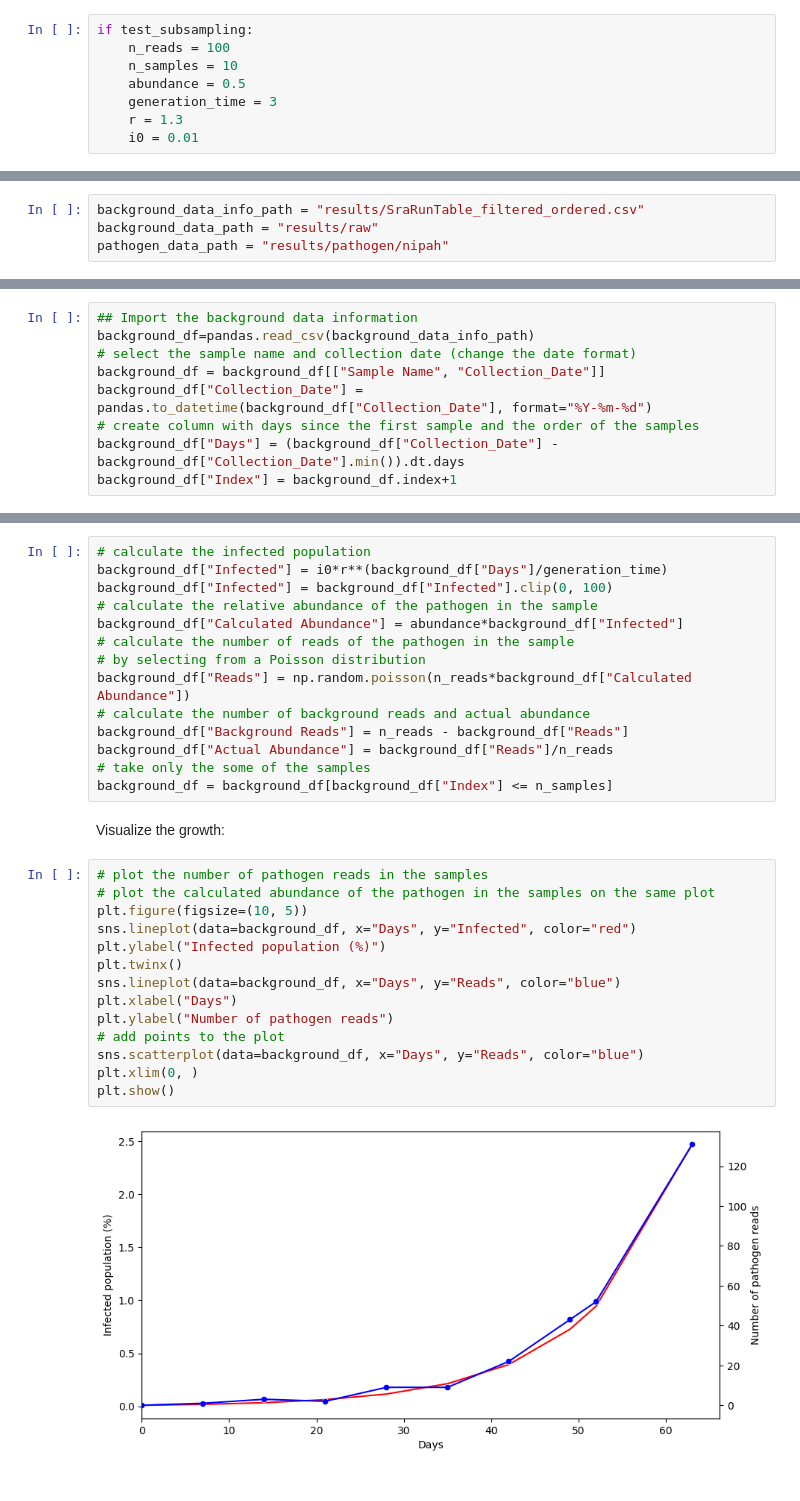
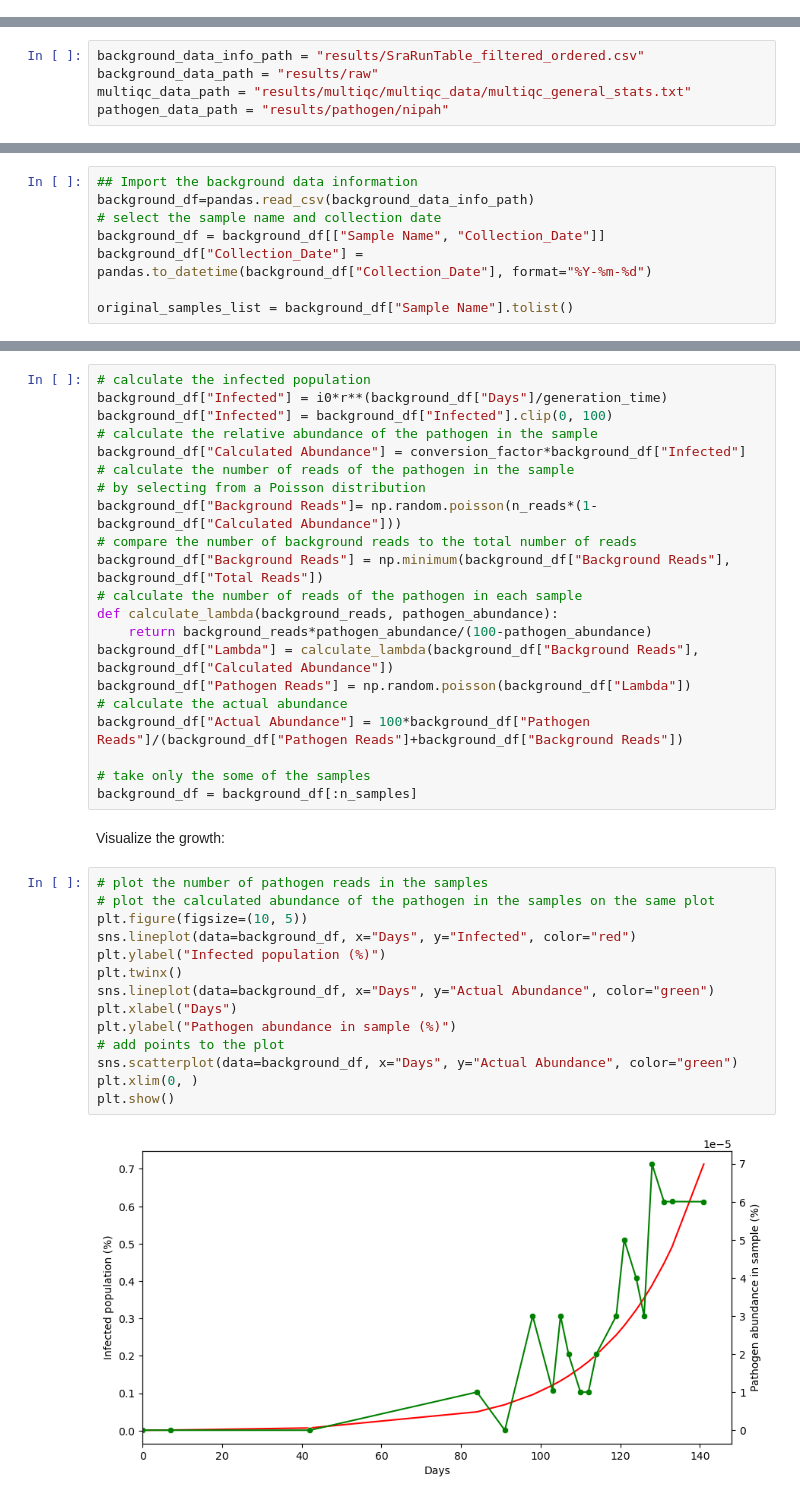
Before and after one commit to 437364/outbreak_metagenomic_sim, a Jupyter notebook: workflow/notebooks/calculate_outbreak_growth.ipynb, the cells around one changed output, grey strips where cells are left out. Saved outputs shown, nothing was run; the diff lists cells and outputs as text.

```diff
--- a/workflow/notebooks/calculate_outbreak_growth.ipynb
+++ b/workflow/notebooks/calculate_outbreak_growth.ipynb
@@ -24,14 +26,7 @@ test_subsampling = False
-# %%
-if test_subsampling:
-    n_reads = 100
-    n_samples = 10
-    abundance = 0.5
-    generation_time = 3
-    r = 1.3
-    i0 = 0.01
 # %% [markdown]
 Location of the input files:
 # %%
 background_data_info_path = "results/SraRunTable_filtered_ordered.csv"
 background_data_path = "results/raw"
+multiqc_data_path = "results/multiqc/multiqc_data/multiqc_general_stats.txt"
 pathogen_data_path = "results/pathogen/nipah"
@@ -40,9 +35,8 @@ Calculate the growth of pathogen abundance:
 # %%
 ## Import the background data information
 background_df=pandas.read_csv(background_data_info_path)
-# select the sample name and collection date (change the date format)
+# select the sample name and collection date
 background_df = background_df[["Sample Name", "Collection_Date"]]
 background_df["Collection_Date"] = pandas.to_datetime(background_df["Collection_Date"], format="%Y-%m-%d")
-# create column with days since the first sample and the order of the samples
-background_df["Days"] = (background_df["Collection_Date"] - background_df["Collection_Date"].min()).dt.days
-background_df["Index"] = background_df.index+1
+
+original_samples_list = background_df["Sample Name"].tolist()
@@ -51,30 +74,37 @@ background_df["Index"] = background_df.index+1
 background_df["Infected"] = i0*r**(background_df["Days"]/generation_time)
 background_df["Infected"] = background_df["Infected"].clip(0, 100)
 # calculate the relative abundance of the pathogen in the sample
-background_df["Calculated Abundance"] = abundance*background_df["Infected"]
+background_df["Calculated Abundance"] = conversion_factor*background_df["Infected"]
 # calculate the number of reads of the pathogen in the sample
 # by selecting from a Poisson distribution
-background_df["Reads"] = np.random.poisson(n_reads*background_df["Calculated Abundance"])
-# calculate the number of background reads and actual abundance
-background_df["Background Reads"] = n_reads - background_df["Reads"]
-background_df["Actual Abundance"] = background_df["Reads"]/n_reads
+background_df["Background Reads"]= np.random.poisson(n_reads*(1-background_df["Calculated Abundance"]))
+# compare the number of background reads to the total number of reads
+background_df["Background Reads"] = np.minimum(background_df["Background Reads"], background_df["Total Reads"])
+# calculate the number of reads of the pathogen in each sample
+def calculate_lambda(background_reads, pathogen_abundance):
+    return background_reads*pathogen_abundance/(100-pathogen_abundance)
+background_df["Lambda"] = calculate_lambda(background_df["Background Reads"], background_df["Calculated Abundance"])
+background_df["Pathogen Reads"] = np.random.poisson(background_df["Lambda"])
+# calculate the actual abundance
+background_df["Actual Abundance"] = 100*background_df["Pathogen Reads"]/(background_df["Pathogen Reads"]+background_df["Background Reads"])
+
 # take only the some of the samples
-background_df = background_df[background_df["Index"] <= n_samples]
+background_df = background_df[:n_samples]
 # %% [markdown]
 Visualize the growth:
 # %%
 # plot the number of pathogen reads in the samples
 # plot the calculated abundance of the pathogen in the samples on the same plot
 plt.figure(figsize=(10, 5))
 sns.lineplot(data=background_df, x="Days", y="Infected", color="red")
 plt.ylabel("Infected population (%)")
 plt.twinx()
-sns.lineplot(data=background_df, x="Days", y="Reads", color="blue")
+sns.lineplot(data=background_df, x="Days", y="Actual Abundance", color="green")
 plt.xlabel("Days")
-plt.ylabel("Number of pathogen reads")
+plt.ylabel("Pathogen abundance in sample (%)")
 # add points to the plot
-sns.scatterplot(data=background_df, x="Days", y="Reads", color="blue")
+sns.scatterplot(data=background_df, x="Days", y="Actual Abundance", color="green")
 plt.xlim(0, )
 plt.show()
 # %% [output]
-[figure, old version]
+[figure, new version]
```
Also changed, not shown: parts of 8 cells of this notebook, 4 other files.
